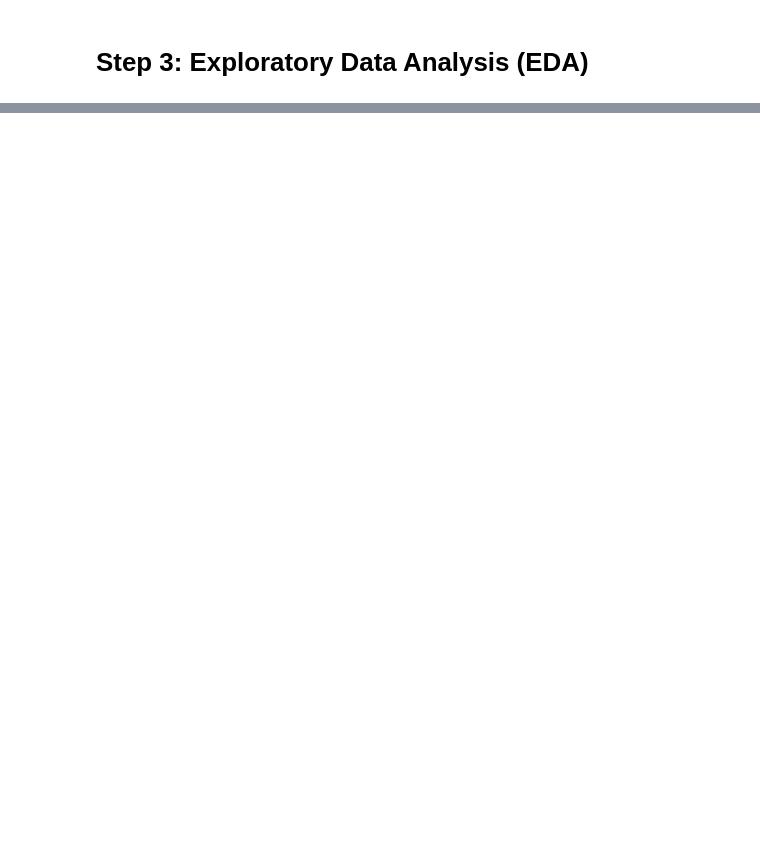
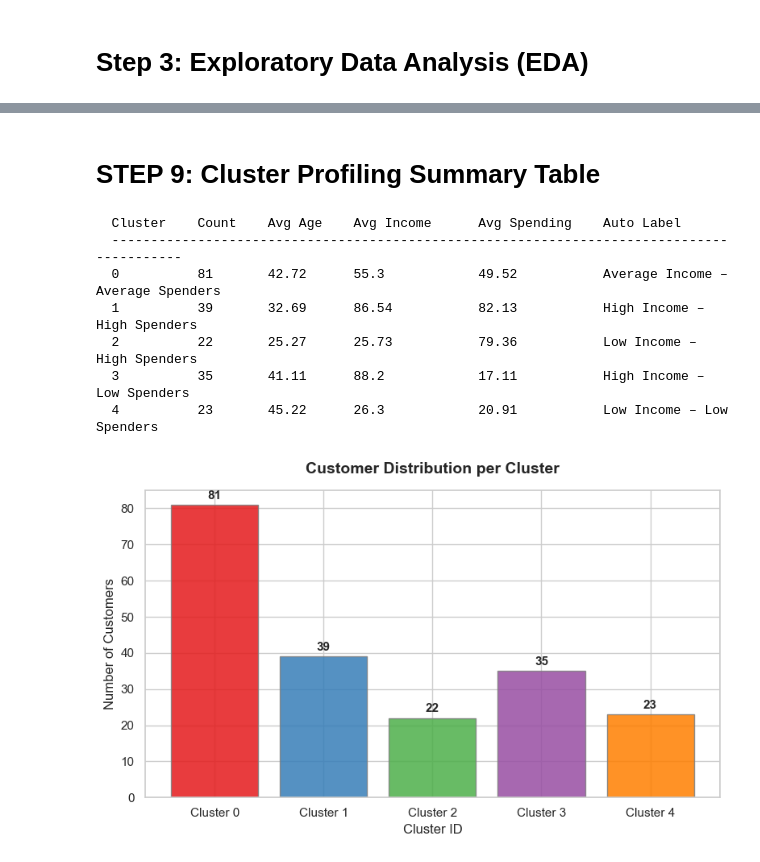
Before and after one commit to MuserahSalahi/CovalentX-Technologies-Internship-Tasks, a Jupyter notebook: Task2/CS.ipynb, the cells around one changed output, grey strips where cells are left out. Drawn from its saved outputs; the diff is of its cells as text; code cells hidden in the pictures; blank space fills up the shorter version.

```diff
--- a/Task2/CS.ipynb
+++ b/Task2/CS.ipynb
@@ -1713,0 +352,43 @@ print(f"     Score = {final_silhouette:.4f}  (Range: -1 to +1, Higher = Better)"
+# %% [markdown]
+# STEP 9: Cluster Profiling Summary Table
+# %%
+# ─────────────────────────────────────────────
+# STEP 9: Cluster Profiling Summary Table
+# ─────────────────────────────────────────────
+#Profiling Each Customer Cluster
+
+cluster_counts = df["Cluster"].value_counts().sort_index()
+profile = df.groupby("Cluster")[["Age", "Annual Income (k$)", "Spending Score (1-100)"]].mean().round(2)
+profile["Count"] = cluster_counts
+
+print(f"\n  {'Cluster':<10} {'Count':<8} {'Avg Age':<10} {'Avg Income':<15} {'Avg Spending':<15} {'Auto Label'}")
+print(f"  {'-'*90}")
+for idx, row in profile.iterrows():
+    print(f"  {idx:<10} {int(row['Count']):<8} {row['Age']:<10} {row['Annual Income (k$)']:<15} {row['Spending Score (1-100)']:<15} {get_cluster_label(idx)}")
+
+
+# Customer Distribution Count
+
+# Plotting Customer Counts per Cluster
+plt.figure(figsize=(8, 5))
+
+plt.bar([f"Cluster {c}" for c in range(K)], cluster_counts, color=cluster_colors, edgecolor="#7f7f7f", alpha=0.85)
+
+plt.title("Customer Distribution per Cluster", fontsize=14, fontweight="bold", pad=15)
+plt.xlabel("Cluster ID", fontsize=12)
+plt.ylabel("Number of Customers", fontsize=12)
+
+for i, val in enumerate(cluster_counts):
+    plt.text(i, val + 1, str(val), ha="center", va="bottom", fontweight="bold", fontsize=11)
+
+plt.tight_layout()
+plt.show()
+# %% [output]
+  Cluster    Count    Avg Age    Avg Income      Avg Spending    Auto Label
+  ------------------------------------------------------------------------------------------
+  0          81       42.72      55.3            49.52           Average Income – Average Spenders
+  1          39       32.69      86.54           82.13           High Income – High Spenders
+  2          22       25.27      25.73           79.36           Low Income – High Spenders
+  3          35       41.11      88.2            17.11           High Income – Low Spenders
+  4          23       45.22      26.3            20.91           Low Income – Low Spenders
+[figure, added]
```
Also changed, not shown: parts of 54 cells of this notebook, 2 other files.
